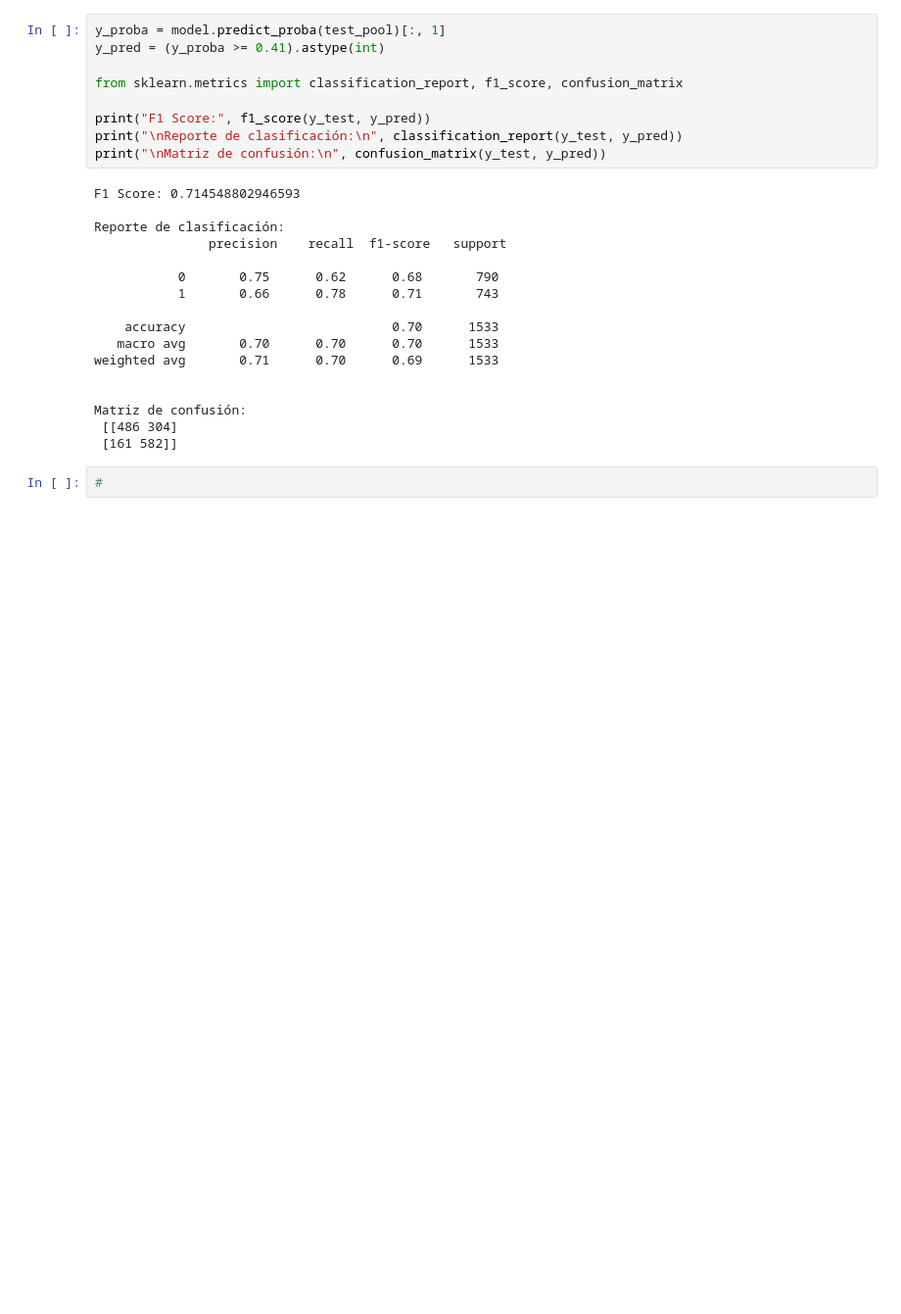
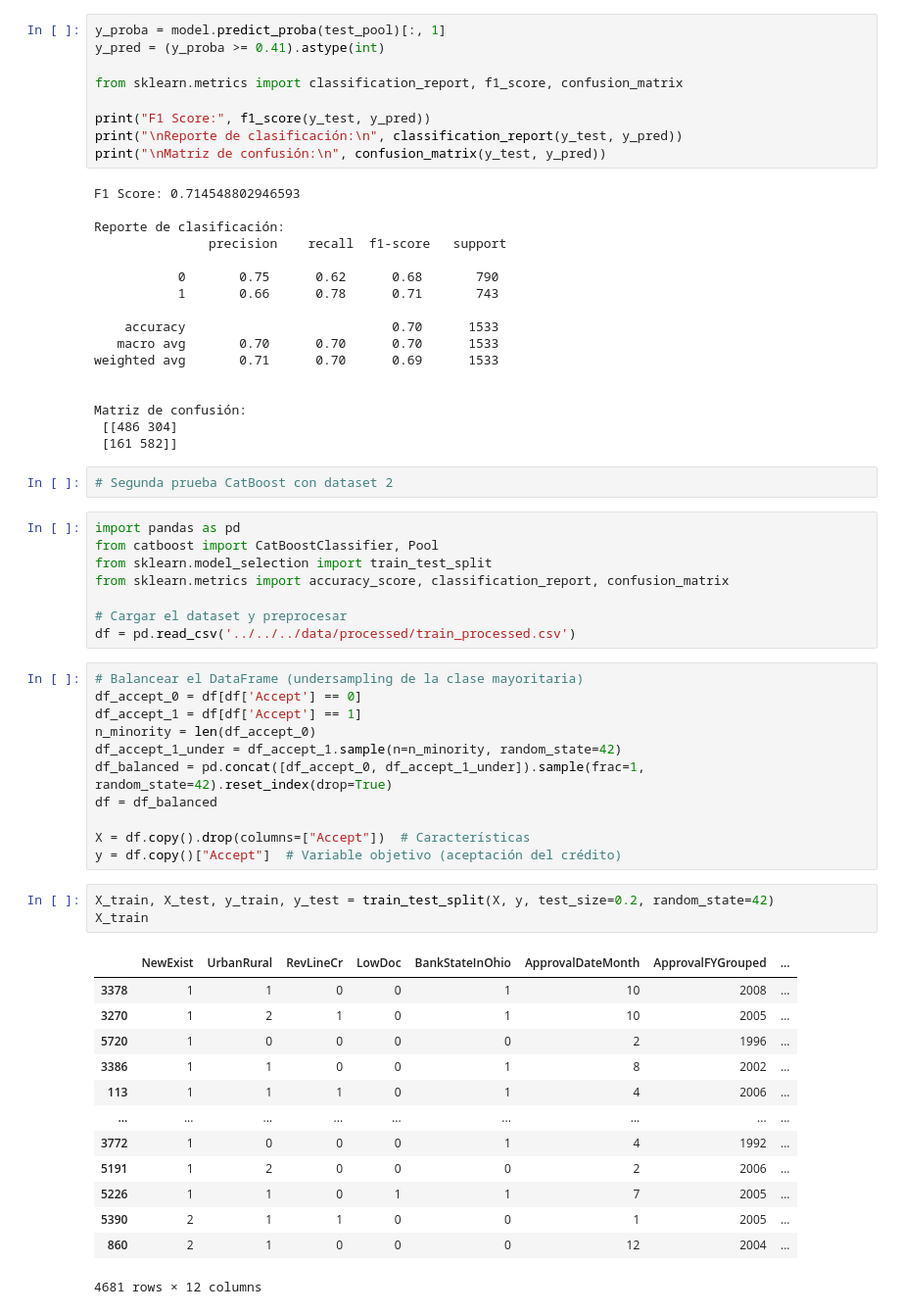
Before and after one commit to ananags/LBBYs, a Jupyter notebook: notebooks/3_modelado/3.2_modelos_de_arboles/Training_RandomFores.ipynb, the cells around one changed output. Shown at 98% size. Saved outputs shown, nothing was run; the diff lists cells and outputs as text; blank space fills up the shorter version.

```diff
--- a/notebooks/3_modelado/3.2_modelos_de_arboles/Training_RandomFores.ipynb
+++ b/notebooks/3_modelado/3.2_modelos_de_arboles/Training_RandomFores.ipynb
@@ -1115,5 +1078,41 @@ weighted avg       0.71      0.70      0.69      1533
 Matriz de confusión:
  [[486 304]
  [161 582]]
-# %%
-#
+# %%
+# Segunda prueba CatBoost con dataset 2
+# %%
+import pandas as pd
+from catboost import CatBoostClassifier, Pool
+from sklearn.model_selection import train_test_split
+from sklearn.metrics import accuracy_score, classification_report, confusion_matrix
+
+# Cargar el dataset y preprocesar
+df = pd.read_csv('../../../data/processed/train_processed.csv')
+# %%
+# Balancear el DataFrame (undersampling de la clase mayoritaria)
+df_accept_0 = df[df['Accept'] == 0]
+df_accept_1 = df[df['Accept'] == 1]
+n_minority = len(df_accept_0)
+df_accept_1_under = df_accept_1.sample(n=n_minority, random_state=42)
+df_balanced = pd.concat([df_accept_0, df_accept_1_under]).sample(frac=1, random_state=42).reset_index(drop=True)
+df = df_balanced
+
+X = df.copy().drop(columns=["Accept"])  # Características
+y = df.copy()["Accept"]  # Variable objetivo (aceptación del crédito)
+# %%
+X_train, X_test, y_train, y_test = train_test_split(X, y, test_size=0.2, random_state=42)
+X_train
+# %% [output]
+|  | NewExist | UrbanRural | RevLineCr | LowDoc | BankStateInOhio | ApprovalDateMonth | ApprovalFYGrouped | ... |
+| 3378 | 1 | 1 | 0 | 0 | 1 | 10 | 2008 | ... |
+| 3270 | 1 | 2 | 1 | 0 | 1 | 10 | 2005 | ... |
+| 5720 | 1 | 0 | 0 | 0 | 0 | 2 | 1996 | ... |
+| 3386 | 1 | 1 | 0 | 0 | 1 | 8 | 2002 | ... |
+| 113 | 1 | 1 | 1 | 0 | 1 | 4 | 2006 | ... |
+| ... | ... | ... | ... | ... | ... | ... | ... | ... |
+| 3772 | 1 | 0 | 0 | 0 | 1 | 4 | 1992 | ... |
+| 5191 | 1 | 2 | 0 | 0 | 0 | 2 | 2006 | ... |
+| 5226 | 1 | 1 | 0 | 1 | 1 | 7 | 2005 | ... |
+| 5390 | 2 | 1 | 1 | 0 | 0 | 1 | 2005 | ... |
+| 860 | 2 | 1 | 0 | 0 | 0 | 12 | 2004 | ... |
+4681 rows × 12 columns
```
Also changed, not shown: parts of 49 cells of this notebook, 24 other files.
